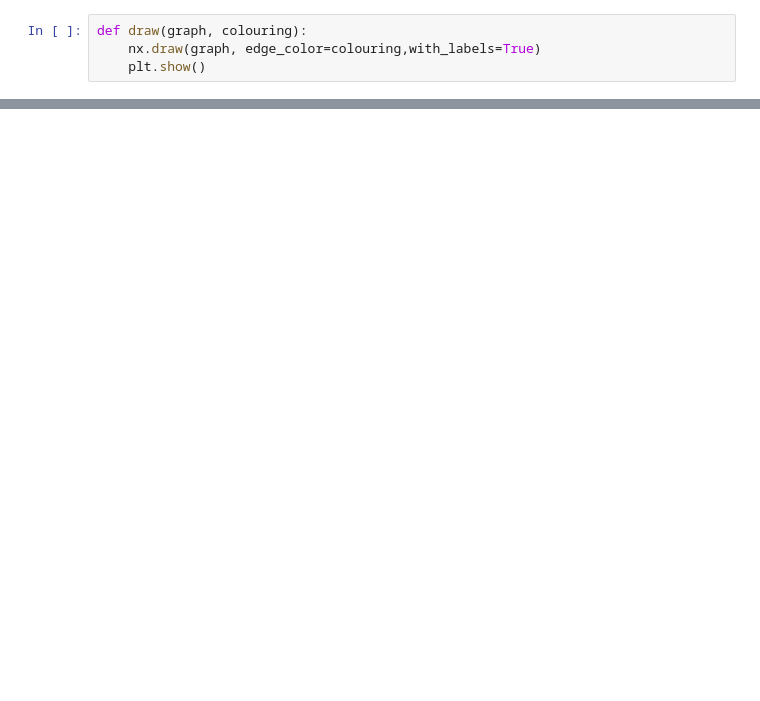
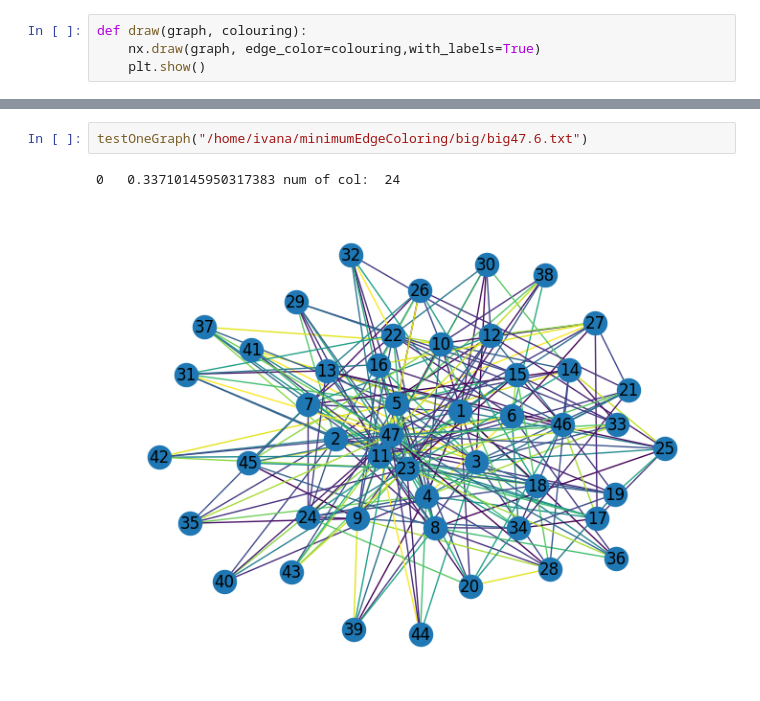
Before and after one commit to ivanaivaneza/minimumEdgeColoring, a Jupyter notebook: vns.ipynb, the cells around one changed output, grey strips where cells are left out. Saved outputs shown, nothing was run; the diff lists cells and outputs as text; blank space fills up the shorter version.

```diff
--- a/vns.ipynb
+++ b/vns.ipynb
@@ -149,0 +220,5 @@ solve(graphTest, 100, 3, 0.3, 1)
+# %%
+testOneGraph("/home/ivana/minimumEdgeColoring/big/big47.6.txt")
+# %% [output]
+0   0.33710145950317383 num of col:  24
+[figure, added]
```
Also changed, not shown: parts of 18 cells of this notebook, 7 other files.
